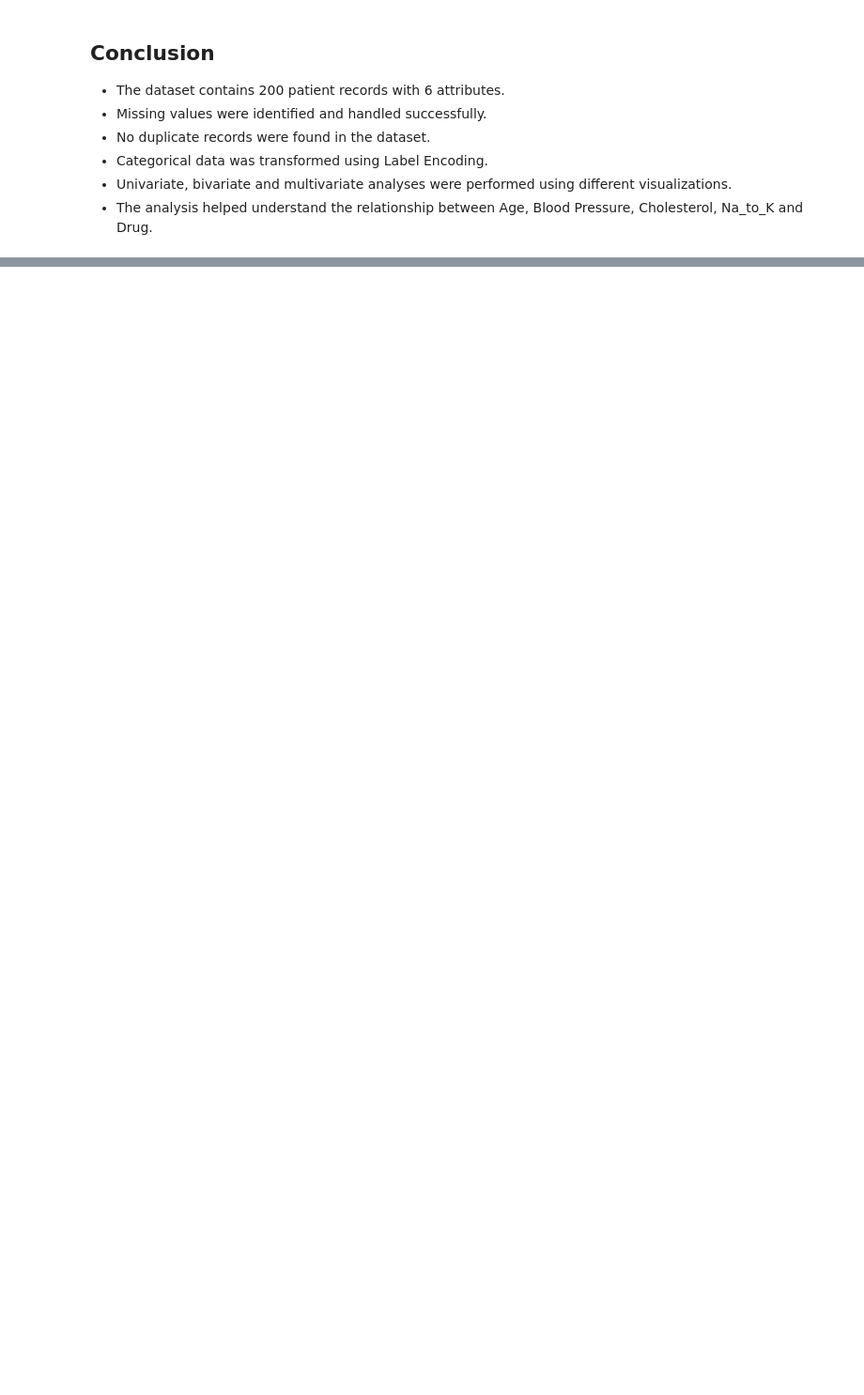
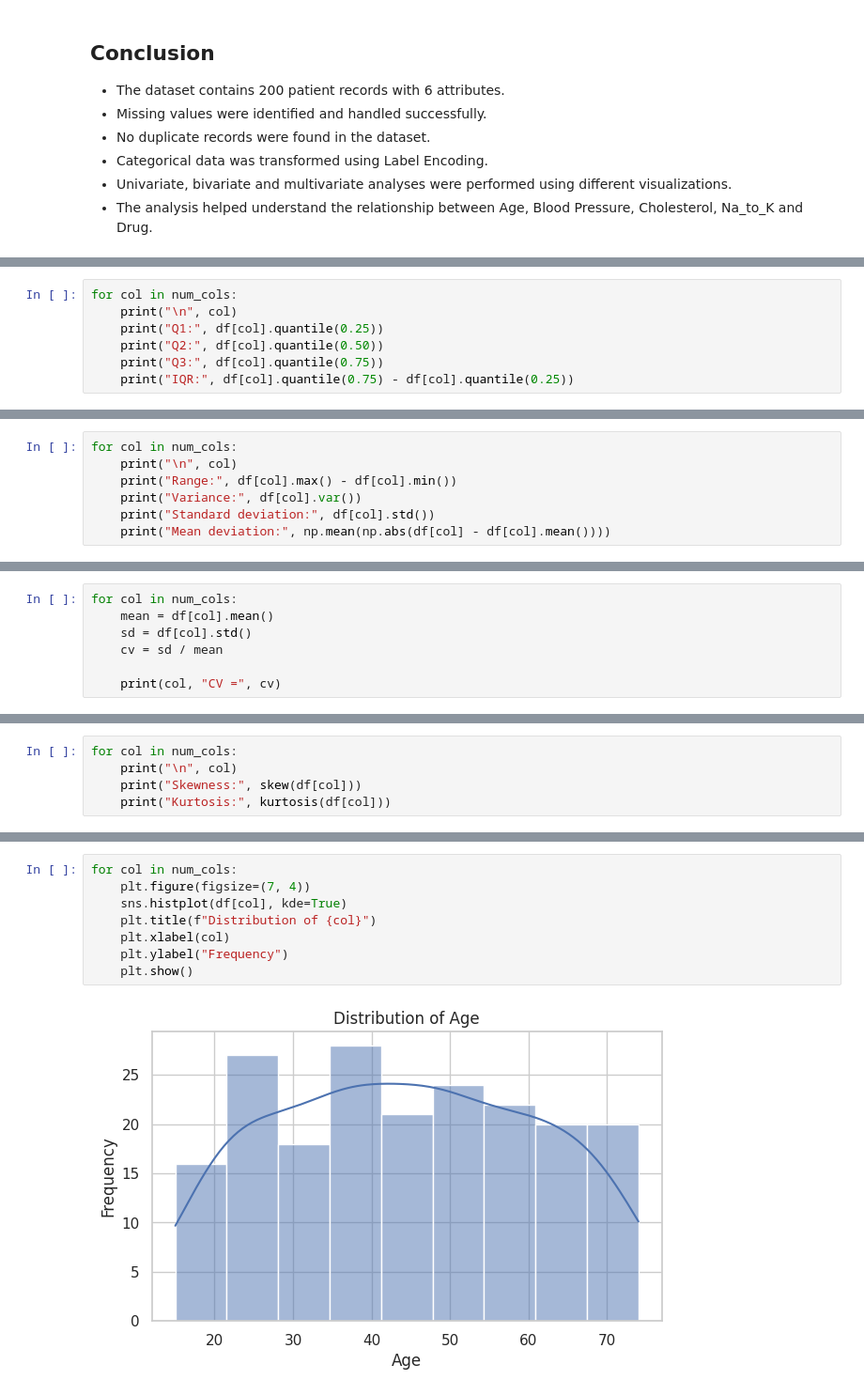
Before and after one commit to Krrish2708/Krish-Tewatia, a Jupyter notebook: EDA.ipynb, the cells around one changed output, grey strips where cells are left out. Shown at 94% size. Cells and saved outputs as stored; diff of their text form; blank space fills up the shorter version.

```diff
--- a/EDA.ipynb
+++ b/EDA.ipynb
@@ -248,0 +368,7 @@ plt.show()
+# %%
+for col in num_cols:
+    print("\n", col)
+    print("Q1:", df[col].quantile(0.25))
+    print("Q2:", df[col].quantile(0.50))
+    print("Q3:", df[col].quantile(0.75))
+    print("IQR:", df[col].quantile(0.75) - df[col].quantile(0.25))
@@ -248,0 +389,7 @@ plt.show()
+# %%
+for col in num_cols:
+    print("\n", col)
+    print("Range:", df[col].max() - df[col].min())
+    print("Variance:", df[col].var())
+    print("Standard deviation:", df[col].std())
+    print("Mean deviation:", np.mean(np.abs(df[col] - df[col].mean())))
@@ -248,0 +410,7 @@ plt.show()
+# %%
+for col in num_cols:
+    mean = df[col].mean()
+    sd = df[col].std()
+    cv = sd / mean
+
+    print(col, "CV =", cv)
@@ -248,0 +422,5 @@ plt.show()
+# %%
+for col in num_cols:
+    print("\n", col)
+    print("Skewness:", skew(df[col]))
+    print("Kurtosis:", kurtosis(df[col]))
@@ -248,0 +437,10 @@ plt.show()
+# %%
+for col in num_cols:
+    plt.figure(figsize=(7, 4))
+    sns.histplot(df[col], kde=True)
+    plt.title(f"Distribution of {col}")
+    plt.xlabel(col)
+    plt.ylabel("Frequency")
+    plt.show()
+# %% [output]
+[figure, added]
```
Also changed, not shown: parts of 76 cells of this notebook.
